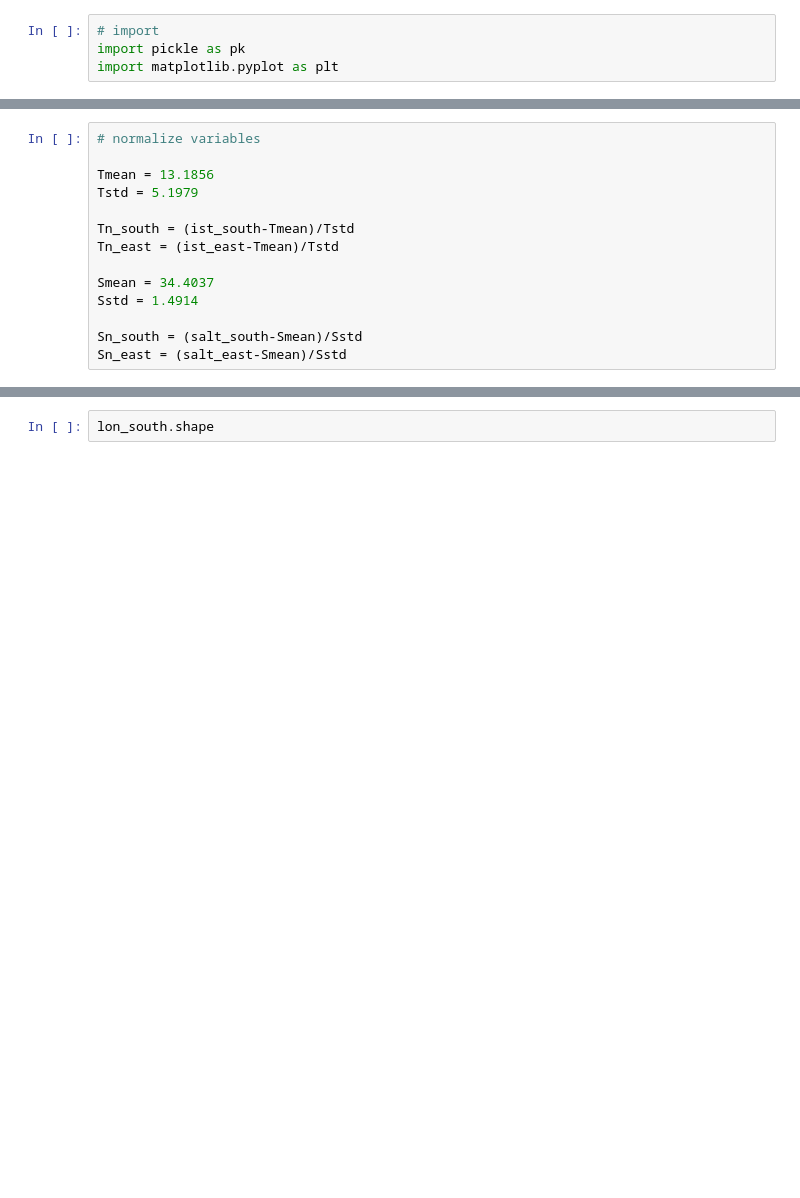
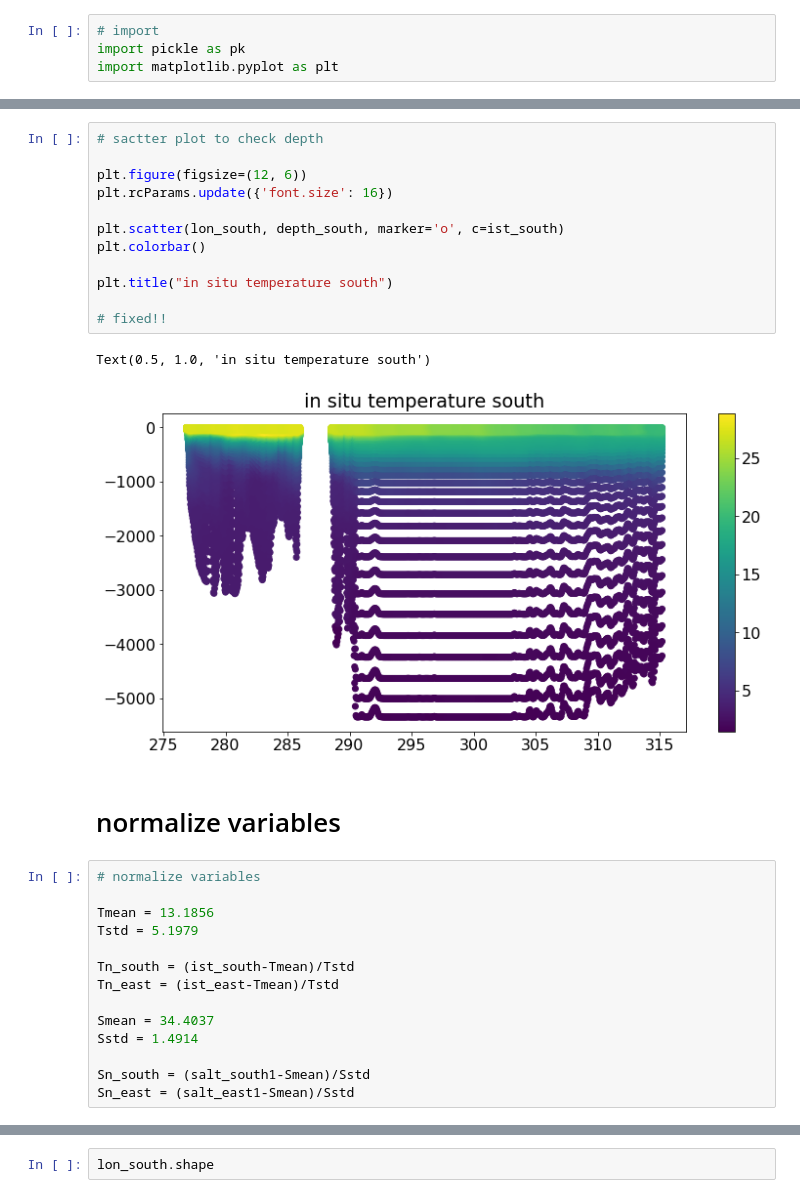
Before and after one commit to kmcgarry17/NWA_BCs, a Jupyter notebook: apply_MLR_phys.ipynb, the cells around one changed output, grey strips where cells are left out. Saved outputs shown, nothing was run; the diff lists cells and outputs as text; blank space fills up the shorter version.

```diff
--- a/apply_MLR_phys.ipynb
+++ b/apply_MLR_phys.ipynb
@@ -16,3 +43,20 @@ salt_east.shape
+# %%
+# sactter plot to check depth
+
+plt.figure(figsize=(12, 6))
+plt.rcParams.update({'font.size': 16})
+
+plt.scatter(lon_south, depth_south, marker='o', c=ist_south)
+plt.colorbar()
+
+plt.title("in situ temperature south")
+
+# fixed!!
+# %% [output]
+Text(0.5, 1.0, 'in situ temperature south')
+[figure, added]
+# %% [markdown]
+# normalize variables
 # %%
 # normalize variables
 
@@ -25,5 +69,5 @@ Tn_east = (ist_east-Tmean)/Tstd
 Smean = 34.4037
 Sstd = 1.4914
 
-Sn_south = (salt_south-Smean)/Sstd
-Sn_east = (salt_east-Smean)/Sstd
+Sn_south = (salt_south1-Smean)/Sstd
+Sn_east = (salt_east1-Smean)/Sstd
```
Also changed, not shown: parts of 16 cells of this notebook.
